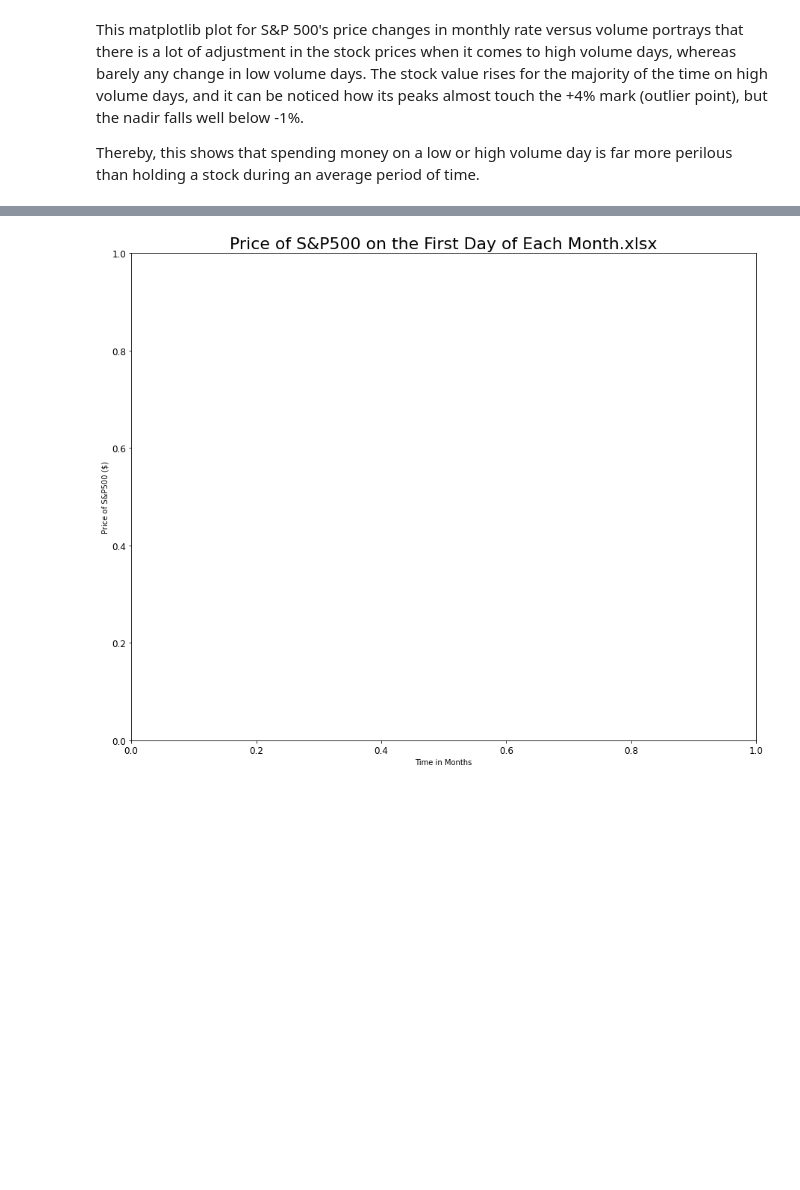
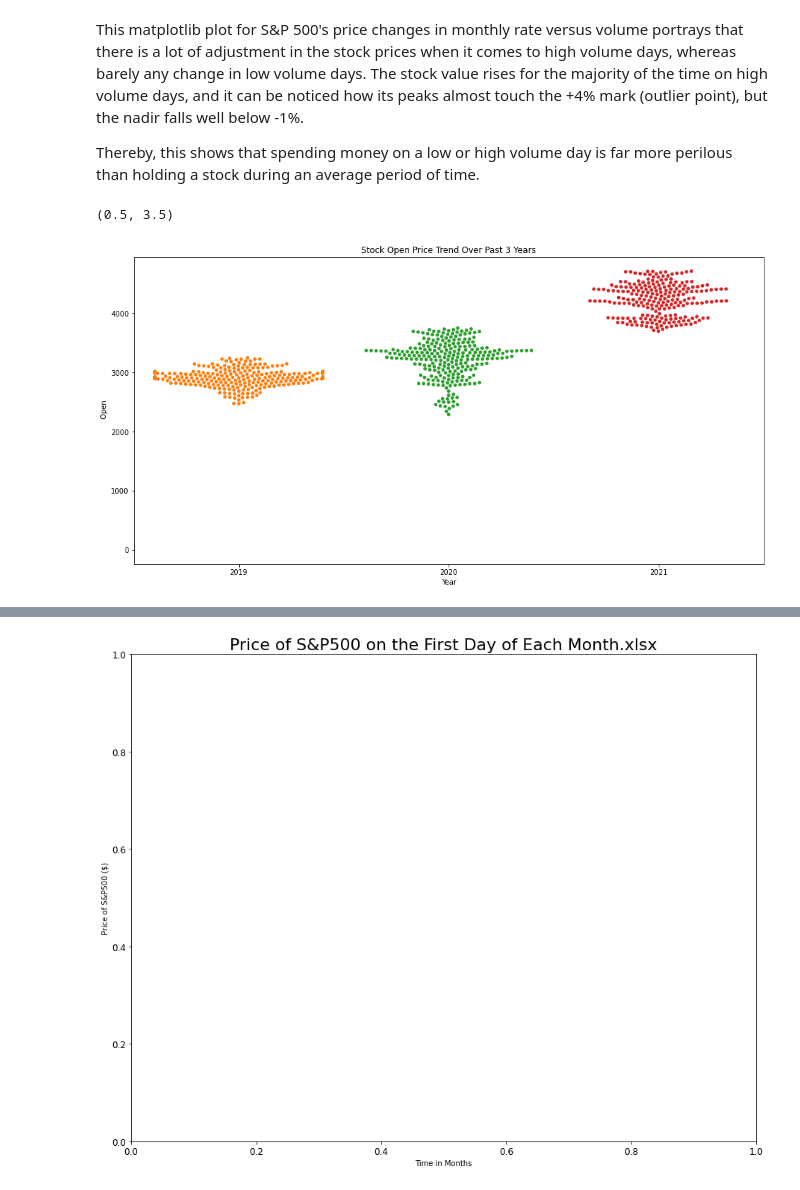
Before and after one commit to Snail2037/CMSC320-Final-Project, a Jupyter notebook: S&P500.ipynb, the cells around one changed output, grey strips where cells are left out. Cells and saved outputs as stored; diff of their text form; code cells hidden in the pictures; blank space fills up the shorter version.

```diff
--- a/S&P500.ipynb
+++ b/S&P500.ipynb
@@ -136,36 +136,37 @@ wsj_data['Volatile_Rate'] = abs(wsj_data[' ' + 'Low'] - wsj_data[' ' + 'High']).
 sub_year = []
 index = 0
 for x in wsj_data['Year']:
-    jan =  wsj_data.iat[index, 7] == "01"
-    feb = wsj_data.iat[index, 7] == "02"
-    march = wsj_data.iat[index, 7] == "03"
+
+    jan =  wsj_data.iat[index, 6] == 1
+    feb = wsj_data.iat[index, 6] == 2
+    march = wsj_data.iat[index, 6] == 3
     q1_check = march or feb or jan
 
-    apr = wsj_data.iat[index, 7] == "04"
-    may = wsj_data.iat[index, 7] == "05"
-    jun = wsj_data.iat[index, 7] == "06"
+    apr = wsj_data.iat[index, 6] == 4
+    may = wsj_data.iat[index, 6] == 5
+    jun = wsj_data.iat[index, 6] == 6
     q2_check = jun or may or apr
 
-    jul = wsj_data.iat[index, 7] == "07"
-    aug = wsj_data.iat[index, 7] == "08"
-    sept = wsj_data.iat[index, 7] == "09"
+    jul = wsj_data.iat[index, 6] == 7
+    aug = wsj_data.iat[index, 6] == 8
+    sept = wsj_data.iat[index, 6] == 9
     q3_check = sept or aug or jul
 
-    octo = wsj_data.iat[index, 7] == "10"
-    nov = wsj_data.iat[index, 7] == "11"
-    dec = wsj_data.iat[index, 7] == "12"
+    octo = wsj_data.iat[index, 6] == 10
+    nov = wsj_data.iat[index, 6] == 11
+    dec = wsj_data.iat[index, 6] == 12
     q4_check = dec or nov or octo
 
     if q1_check == 1:
-        sub_year.append(x + " - Q1")
+        sub_year.append("Q1 - " + x)
     elif q2_check == 1:
-        sub_year.append(x + " - Q2")
+        sub_year.append("Q2 - " + x)
     elif q3_check == 1:
-        sub_year.append(x + " - Q3")
+        sub_year.append("Q3 - " + x)
     elif q4_check == 1:
-        sub_year.append(x + " - Q4")
+        sub_year.append("Q4 - " + x)
     else:
-        sub_year.append(x + " - Q4")
+        sub_year.append("Q4 - " + x)
     index = index + 1
 
 wsj_data['Quarter_Section'] = sub_year
@@ -271,3 +272,10 @@ Text(0, 0.5, 'Monthly Change (%)')
 This matplotlib plot for S&P 500's price changes in monthly rate versus volume portrays that there is a lot of adjustment in the stock prices when it comes to high volume days, whereas barely any change in low volume days. The stock value rises for the majority of the time on high volume days, and it can be noticed how its peaks almost touch the +4% mark (outlier point), but the nadir falls well below -1%.
 
 Thereby, this shows that spending money on a low or high volume day is far more perilous than holding a stock during an average period of time.
+# %%
+sns.swarmplot(x = wsj_data['Year'], y = wsj_data[' Open'])
+plt.title("Stock Open Price Trend Over Past 3 Years")
+plt.xlim(0.5,3.5)
+# %% [output]
+(0.5, 3.5)
+[figure, added]
```
Also changed, not shown: parts of 3 cells of this notebook.
